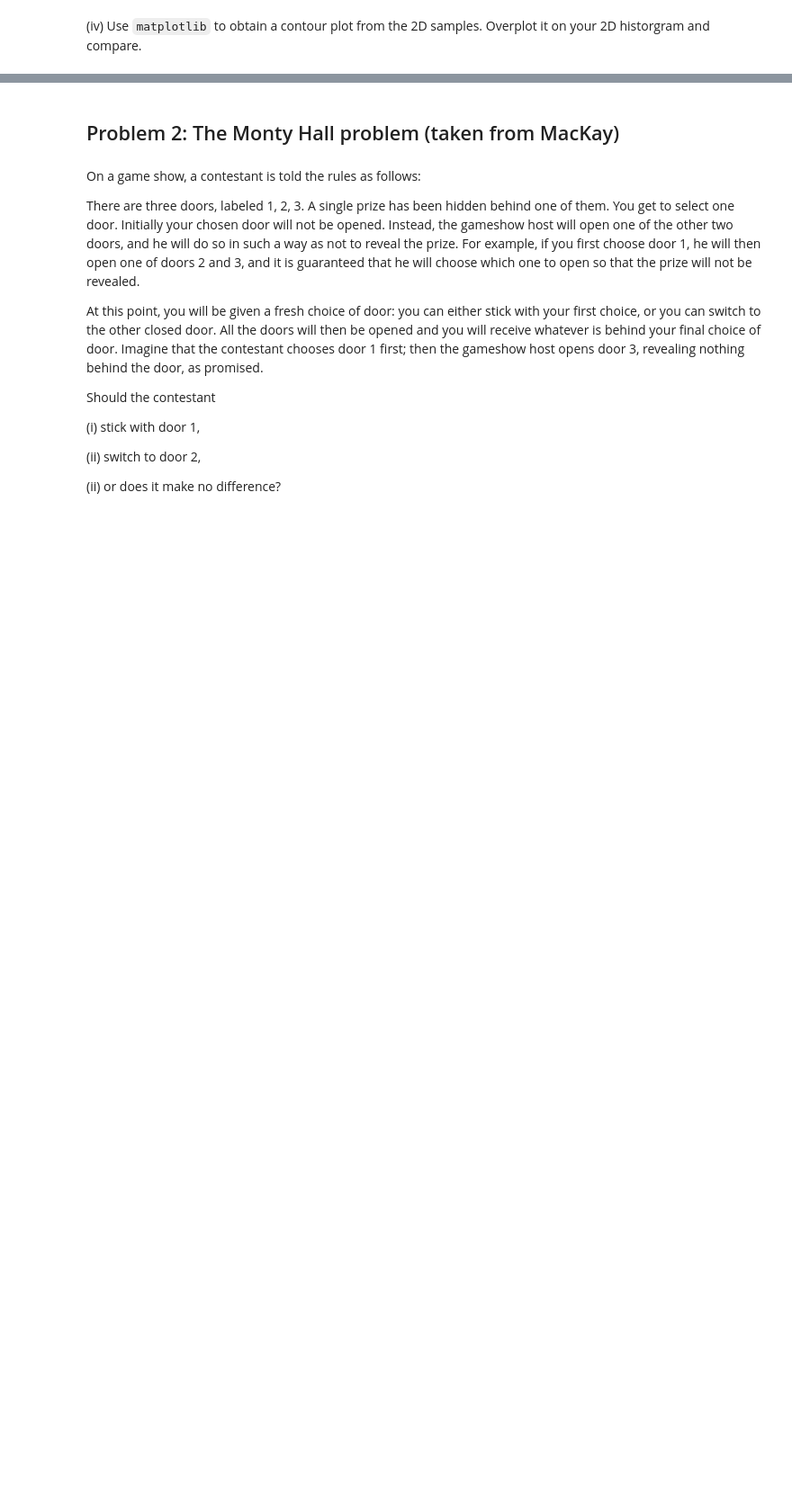
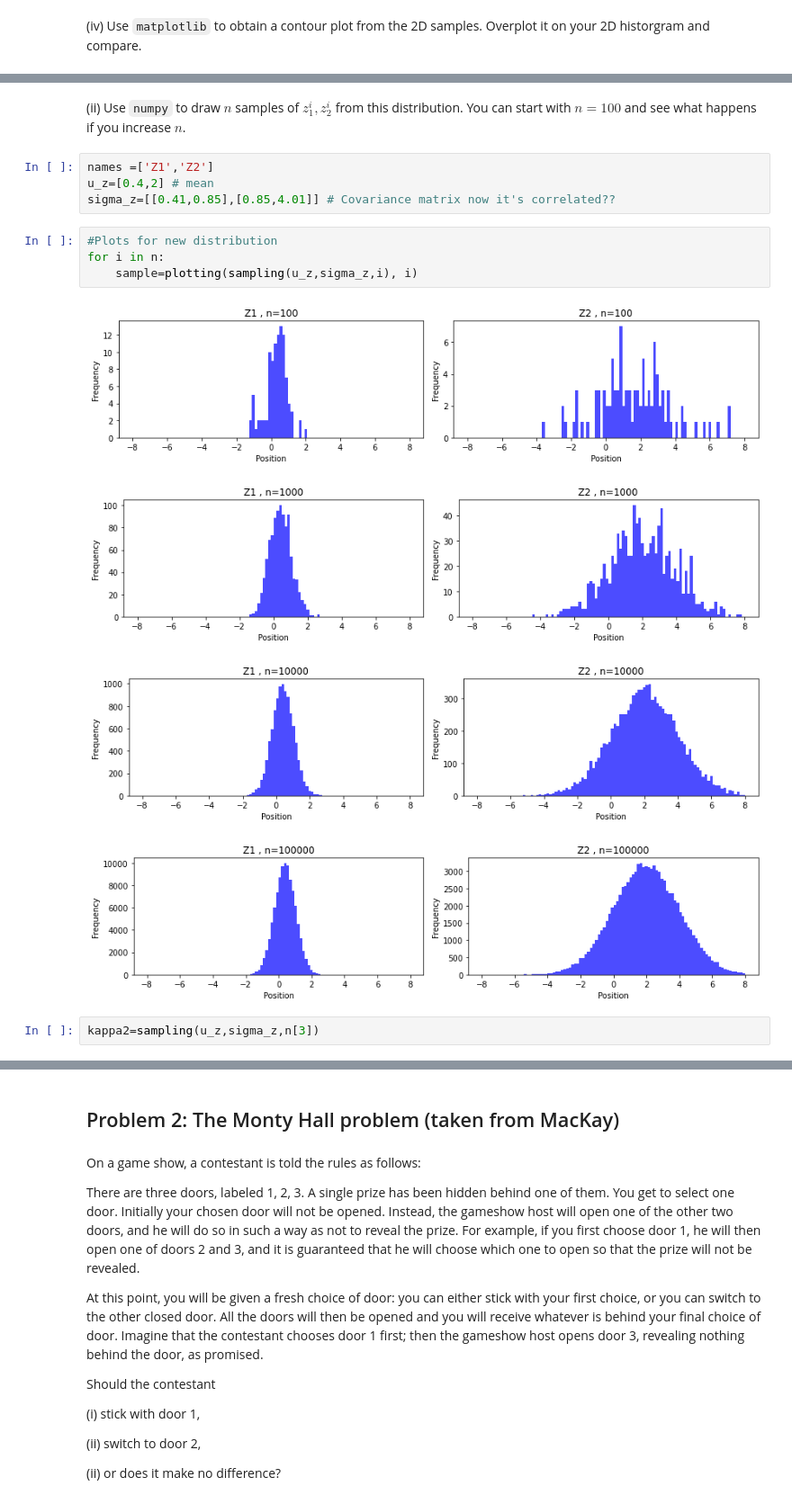
Before and after one commit to dianalopez507/master-bonn-stat-methods, a Jupyter notebook: Ex.2/Final/Draft_MAINVersion_Stat_P02_Marek_Yanhanle_Diana.ipynb, the cells around one changed output, grey strips where cells are left out. Shown: that part at 90% size. Drawn from its saved outputs; the diff is of its cells as text; blank space fills up the shorter version.

```diff
--- a/Ex.2/Final/Draft_MAINVersion_Stat_P02_Marek_Yanhanle_Diana.ipynb
+++ b/Ex.2/Final/Draft_MAINVersion_Stat_P02_Marek_Yanhanle_Diana.ipynb
@@ -179,0 +274,17 @@ plot2D_andContour(kappa)
+# %% [markdown]
+(ii) Use `numpy` to draw $n$ samples of $z^i_1, z^i_2$ from this distribution. You can start with $n=100$ and see what happens if you increase $n$.
+# %%
+names =['Z1','Z2']
+u_z=[0.4,2] # mean
+sigma_z=[[0.41,0.85],[0.85,4.01]] # Covariance matrix now it's correlated??
+# %%
+#Plots for new distribution
+for i in n:
+    sample=plotting(sampling(u_z,sigma_z,i), i)
+# %% [output]
+[figure, added]
+[figure, added]
+[figure, added]
+[figure, added]
+# %%
+kappa2=sampling(u_z,sigma_z,n[3])
```
Also changed, not shown: parts of 29 cells of this notebook.
